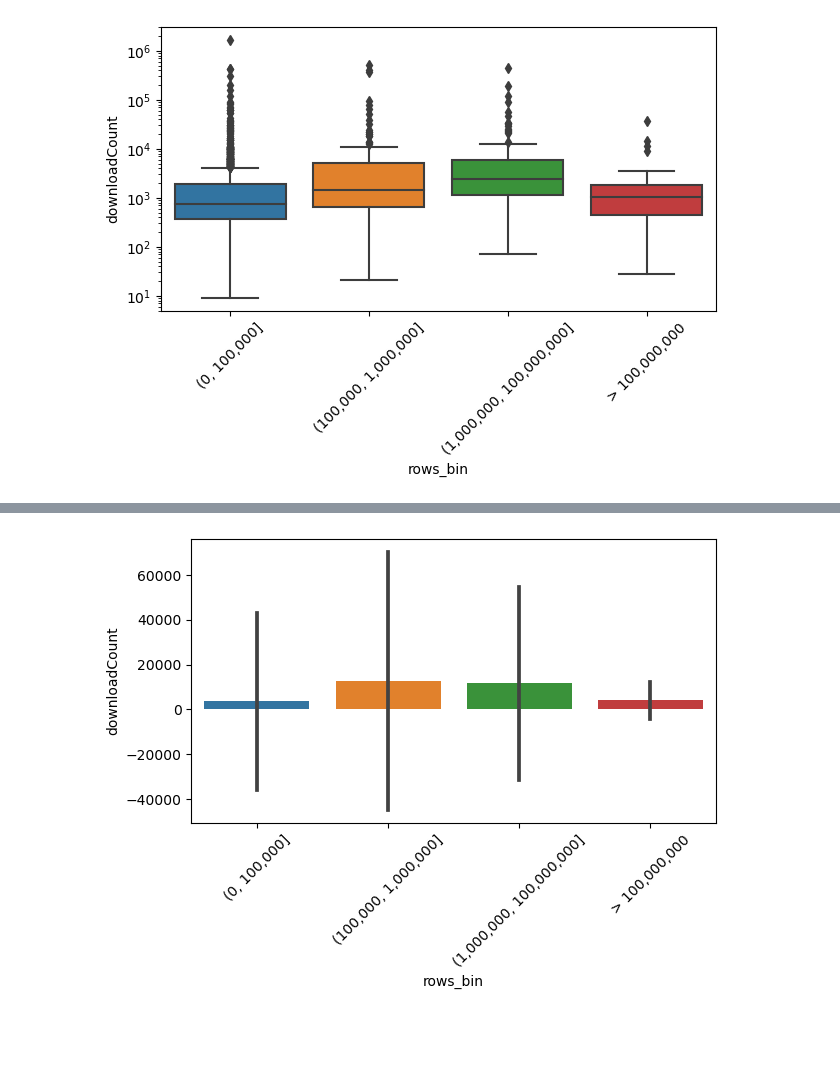
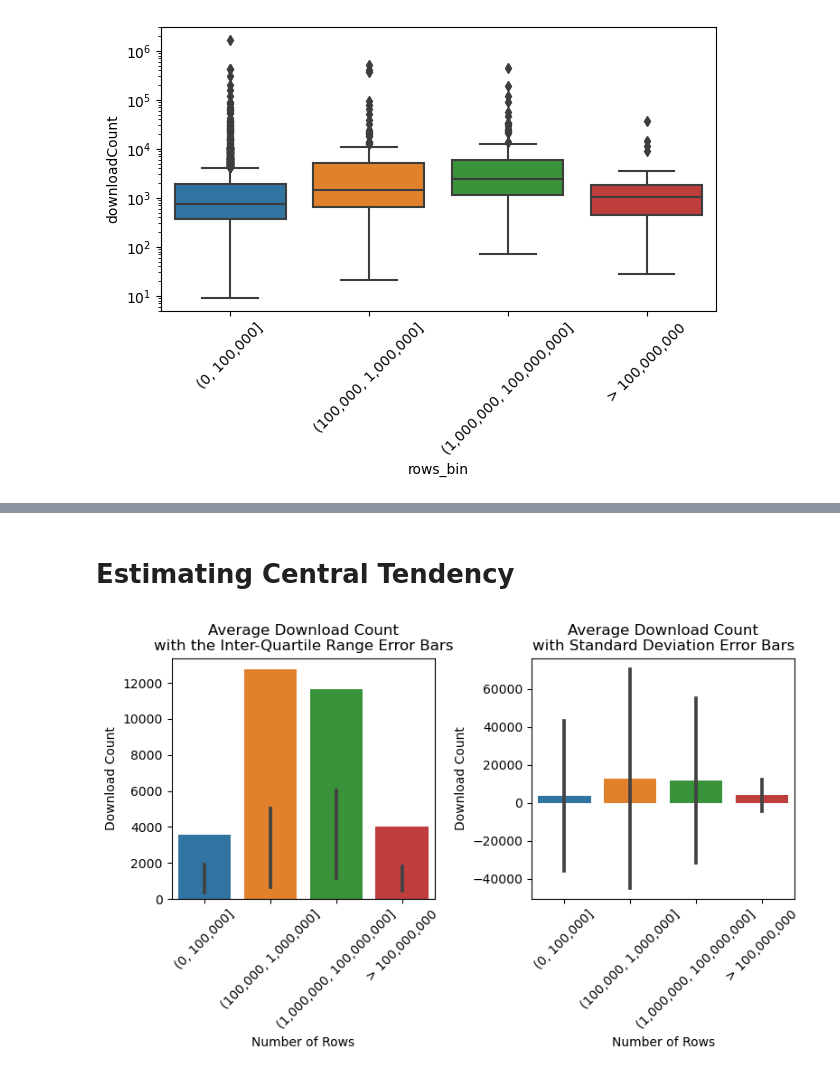
Before and after one commit to mebauer/nyc-open-bigdata, a Jupyter notebook: analysis.ipynb, the cells around one changed output, grey strips where cells are left out. Drawn from its saved outputs; the diff is of its cells as text; code cells hidden in the pictures; blank space fills up the shorter version.

Commit message:
produce central tendency plot

```diff
--- a/analysis.ipynb
+++ b/analysis.ipynb
@@ -717,21 +699,46 @@ plt.tight_layout()
-# %%
-order = [
-    '(0, 100,000]',
-    '(100,000, 1,000,000]',
-    '(1,000,000, 100,000,000]',
-    '> 100,000,000',
-]
-
-sns.barplot(
-    data=df,
-    x='rows_bin',
-    y='downloadCount',
-    order=order,
-    errorbar='sd'
-)
-
-plt.xticks(rotation=45)
-
-plt.tight_layout()
-# %% [output]
-[figure, removed]
+# %% [markdown]
+# Estimating Central Tendency
+# %%
+fig, axs = plt.subplots(1, 2, figsize=(8, 5))
+
+order = [
+    '(0, 100,000]',
+    '(100,000, 1,000,000]',
+    '(1,000,000, 100,000,000]',
+    '> 100,000,000',
+]
+
+sns.barplot(
+    data=df,
+    x='rows_bin',
+    y='downloadCount',
+    order=order,
+    estimator='mean',
+    errorbar=('pi', 50),
+    ax=axs[0]
+)
+
+sns.barplot(
+    data=df,
+    x='rows_bin',
+    y='downloadCount',
+    order=order,
+    errorbar='sd',
+    ax=axs[1]
+)
+
+axs[0].set_xticklabels(axs[0].get_xticklabels(), rotation=45)
+axs[1].set_xticklabels(axs[1].get_xticklabels(), rotation=45)
+
+axs[0].set_title('Average Download Count\nwith the Inter-Quartile Range Error Bars')
+axs[1].set_title('Average Download Count\nwith Standard Deviation Error Bars')
+
+axs[0].set_xlabel('Number of Rows')
+axs[1].set_xlabel('Number of Rows')
+axs[0].set_ylabel('Download Count')
+axs[1].set_ylabel('Download Count')
+
+plt.tight_layout()
+plt.savefig('figures/central-tendency.png', dpi=250, bbox_inches='tight')
+# %% [output]
+[figure, added]
```
Also changed, not shown: parts of 23 cells of this notebook, 2 other files.
